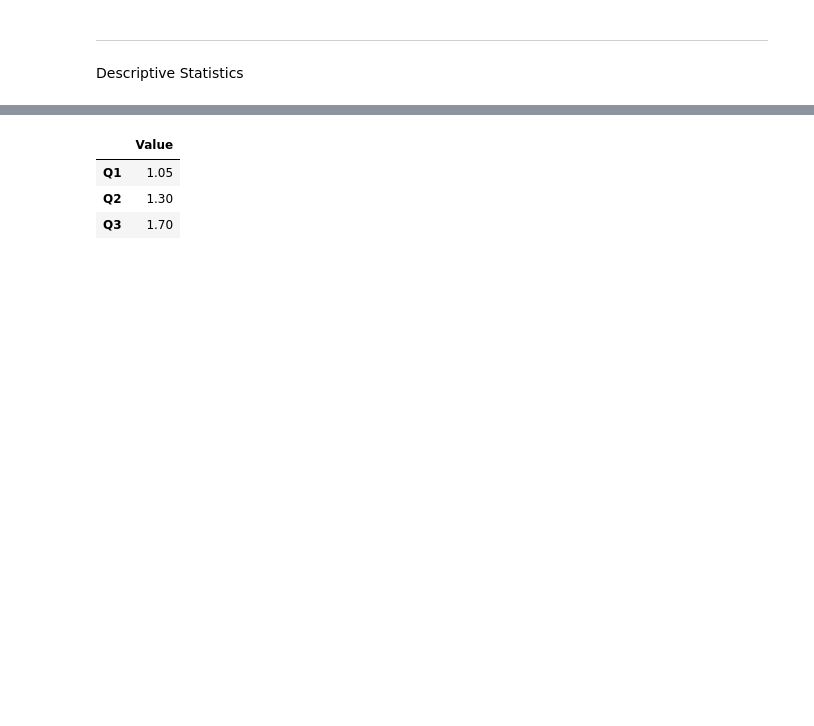
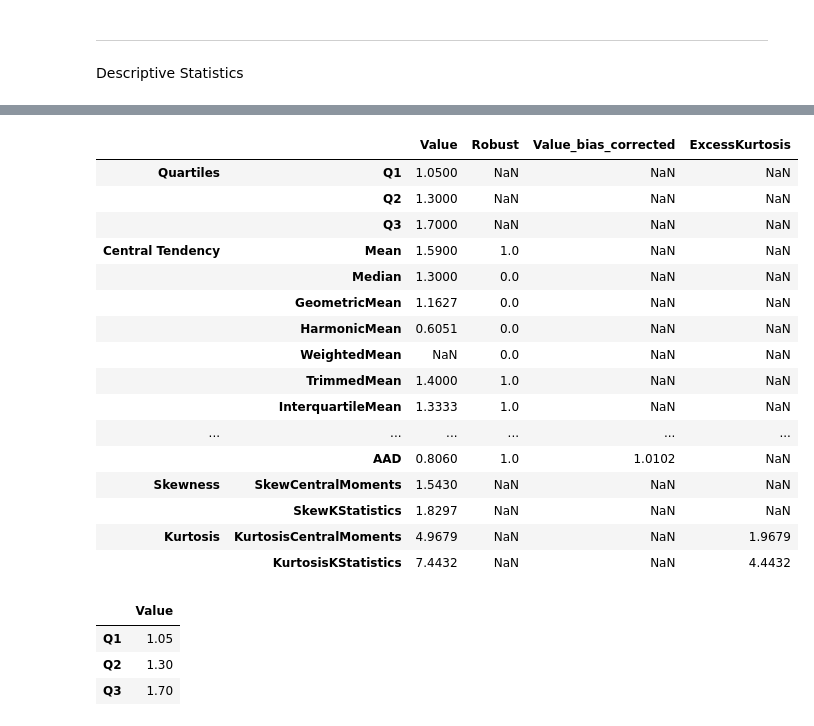
Before and after one commit to IrvingGomez/ProbAndStats, a Jupyter notebook: 01_Statistics.ipynb, the cells around one changed output, grey strips where cells are left out. Drawn from its saved outputs; the diff is of its cells as text; code cells hidden in the pictures; blank space fills up the shorter version.

```diff
--- a/01_Statistics.ipynb
+++ b/01_Statistics.ipynb
@@ -407,5 +435,32 @@ StatisticsDat.main(alpha=ALPHA, eps=[0.3, 0.15])
 [figure]
 [figure]
+# %%
+pd.concat([
+    StatisticsDat.quartiles,
+    StatisticsDat.central_tendency,
+    StatisticsDat.dispersion,
+    StatisticsDat.skew,
+    StatisticsDat.kurtosis
+    ], keys=["Quartiles", "Central Tendency", "Dispersion", "Skewness", "Kurtosis"]
+).round(4).rename(columns={"level_0": "Statistic Type", "level_1": "Measure"})
+# %% [output]
+|  |  | Value | Robust | Value_bias_corrected | ExcessKurtosis |
+| Quartiles | Q1 | 1.0500 | NaN | NaN | NaN |
+|  | Q2 | 1.3000 | NaN | NaN | NaN |
+|  | Q3 | 1.7000 | NaN | NaN | NaN |
+| Central Tendency | Mean | 1.5900 | 1.0 | NaN | NaN |
+|  | Median | 1.3000 | 0.0 | NaN | NaN |
+|  | GeometricMean | 1.1627 | 0.0 | NaN | NaN |
+|  | HarmonicMean | 0.6051 | 0.0 | NaN | NaN |
+|  | WeightedMean | NaN | 0.0 | NaN | NaN |
+|  | TrimmedMean | 1.4000 | 1.0 | NaN | NaN |
+|  | InterquartileMean | 1.3333 | 1.0 | NaN | NaN |
+| ... | ... | ... | ... | ... | ... |
+|  | AAD | 0.8060 | 1.0 | 1.0102 | NaN |
+| Skewness | SkewCentralMoments | 1.5430 | NaN | NaN | NaN |
+|  | SkewKStatistics | 1.8297 | NaN | NaN | NaN |
+| Kurtosis | KurtosisCentralMoments | 4.9679 | NaN | NaN | 1.9679 |
+|  | KurtosisKStatistics | 7.4432 | NaN | NaN | 4.4432 |
 # %%
 StatisticsDat.quartiles.round(2)
 # %% [output]
```
Also changed, not shown: parts of 3 cells of this notebook, 1 other file.
